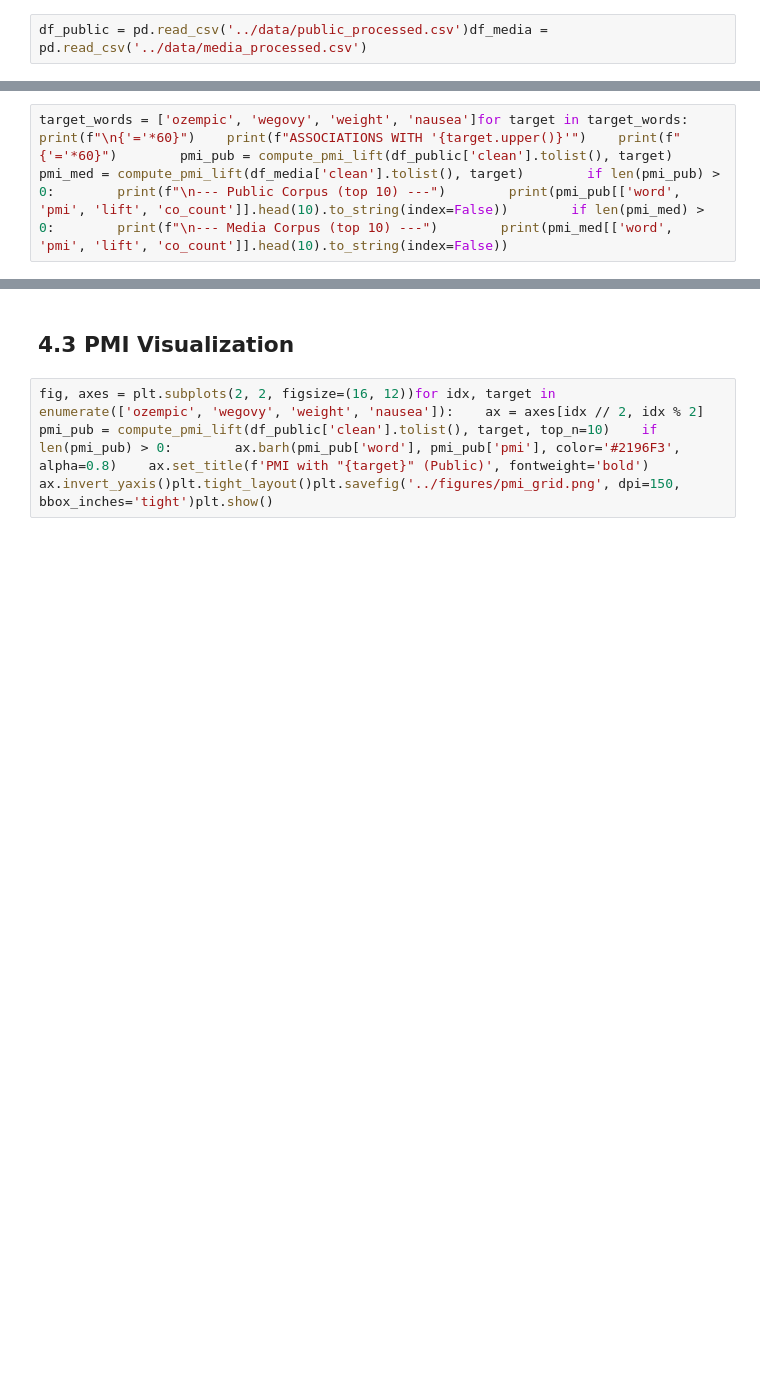
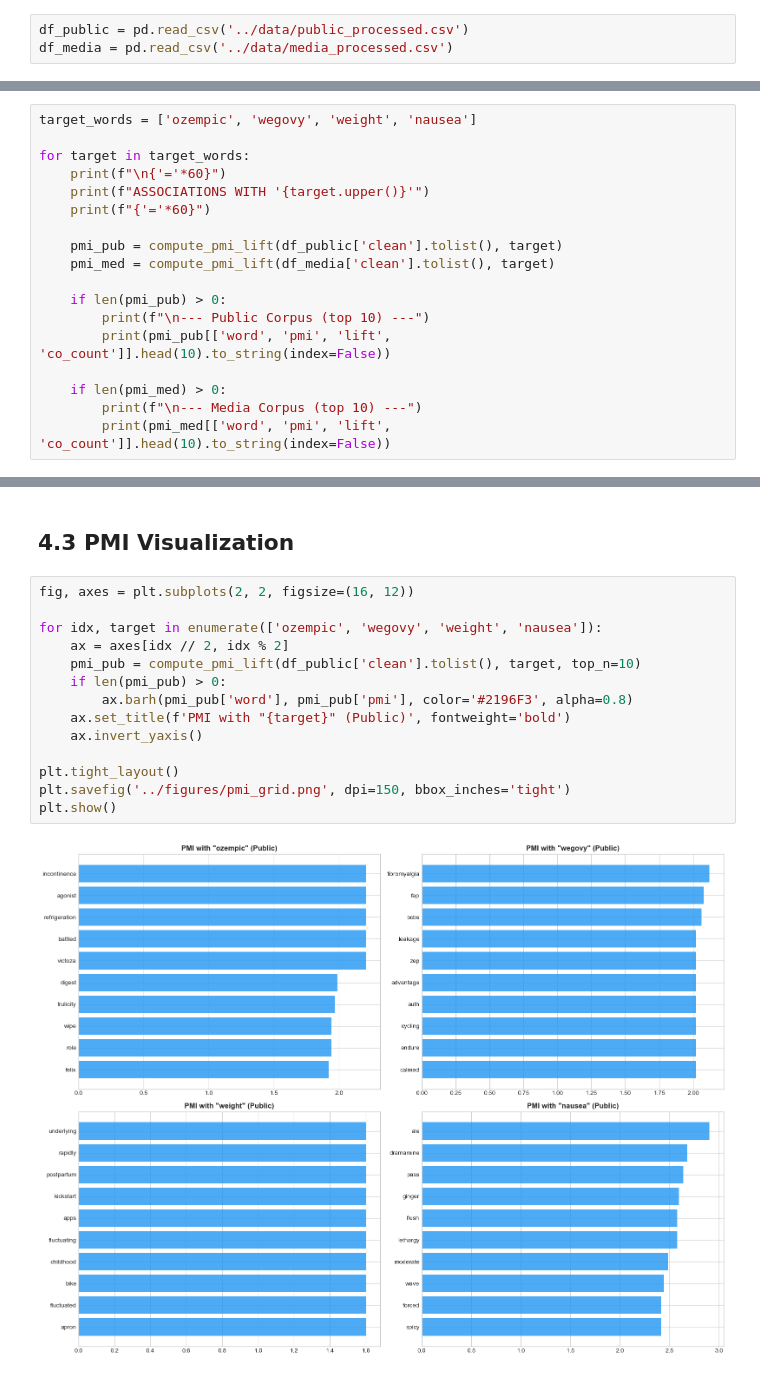
Before and after one commit to othmane-zizi-pro/insy669-glp1-text-analytics, a Jupyter notebook: notebooks/04-associations.ipynb, the cells around one changed output, grey strips where cells are left out. Drawn from its saved outputs; the diff is of its cells as text; blank space fills up the shorter version.

```diff
--- a/notebooks/04-associations.ipynb
+++ b/notebooks/04-associations.ipynb
@@ -5,5 +22,6 @@ import pandas as pdimport numpy as npimport matplotlib.pyplot as pltimport seabo
 # %%
-df_public = pd.read_csv('../data/public_processed.csv')df_media = pd.read_csv('../data/media_processed.csv')
+df_public = pd.read_csv('../data/public_processed.csv')
+df_media = pd.read_csv('../data/media_processed.csv')
 # %% [markdown]
 ## 4.1 PMI and Lift Computation
 # %%
@@ -11,4 +67,20 @@ def compute_pmi_lift(texts, target_word, top_n=15, min_count=5):    """Compute P
 # %% [markdown]
 ## 4.2 Associations with Key Drug Terms
 # %%
-target_words = ['ozempic', 'wegovy', 'weight', 'nausea']for target in target_words:    print(f"\n{'='*60}")    print(f"ASSOCIATIONS WITH '{target.upper()}'")    print(f"{'='*60}")        pmi_pub = compute_pmi_lift(df_public['clean'].tolist(), target)    pmi_med = compute_pmi_lift(df_media['clean'].tolist(), target)        if len(pmi_pub) > 0:        print(f"\n--- Public Corpus (top 10) ---")        print(pmi_pub[['word', 'pmi', 'lift', 'co_count']].head(10).to_string(index=False))        if len(pmi_med) > 0:        print(f"\n--- Media Corpus (top 10) ---")        print(pmi_med[['word', 'pmi', 'lift', 'co_count']].head(10).to_string(index=False))
+target_words = ['ozempic', 'wegovy', 'weight', 'nausea']
+
+for target in target_words:
+    print(f"\n{'='*60}")
+    print(f"ASSOCIATIONS WITH '{target.upper()}'")
+    print(f"{'='*60}")
+
+    pmi_pub = compute_pmi_lift(df_public['clean'].tolist(), target)
+    pmi_med = compute_pmi_lift(df_media['clean'].tolist(), target)
+
+    if len(pmi_pub) > 0:
+        print(f"\n--- Public Corpus (top 10) ---")
+        print(pmi_pub[['word', 'pmi', 'lift', 'co_count']].head(10).to_string(index=False))
+
+    if len(pmi_med) > 0:
+        print(f"\n--- Media Corpus (top 10) ---")
+        print(pmi_med[['word', 'pmi', 'lift', 'co_count']].head(10).to_string(index=False))
@@ -15,5 +105,19 @@ target_words = ['ozempic', 'wegovy', 'weight', 'nausea']for target in target_wor
 # %% [markdown]
 ## 4.3 PMI Visualization
 # %%
-fig, axes = plt.subplots(2, 2, figsize=(16, 12))for idx, target in enumerate(['ozempic', 'wegovy', 'weight', 'nausea']):    ax = axes[idx // 2, idx % 2]    pmi_pub = compute_pmi_lift(df_public['clean'].tolist(), target, top_n=10)    if len(pmi_pub) > 0:        ax.barh(pmi_pub['word'], pmi_pub['pmi'], color='#2196F3', alpha=0.8)    ax.set_title(f'PMI with "{target}" (Public)', fontweight='bold')    ax.invert_yaxis()plt.tight_layout()plt.savefig('../figures/pmi_grid.png', dpi=150, bbox_inches='tight')plt.show()
+fig, axes = plt.subplots(2, 2, figsize=(16, 12))
+
+for idx, target in enumerate(['ozempic', 'wegovy', 'weight', 'nausea']):
+    ax = axes[idx // 2, idx % 2]
+    pmi_pub = compute_pmi_lift(df_public['clean'].tolist(), target, top_n=10)
+    if len(pmi_pub) > 0:
+        ax.barh(pmi_pub['word'], pmi_pub['pmi'], color='#2196F3', alpha=0.8)
+    ax.set_title(f'PMI with "{target}" (Public)', fontweight='bold')
+    ax.invert_yaxis()
+
+plt.tight_layout()
+plt.savefig('../figures/pmi_grid.png', dpi=150, bbox_inches='tight')
+plt.show()
+# %% [output]
+[figure, added]
 # %% [markdown]
```
Also changed, not shown: parts of 4 cells of this notebook, 40 other files.
